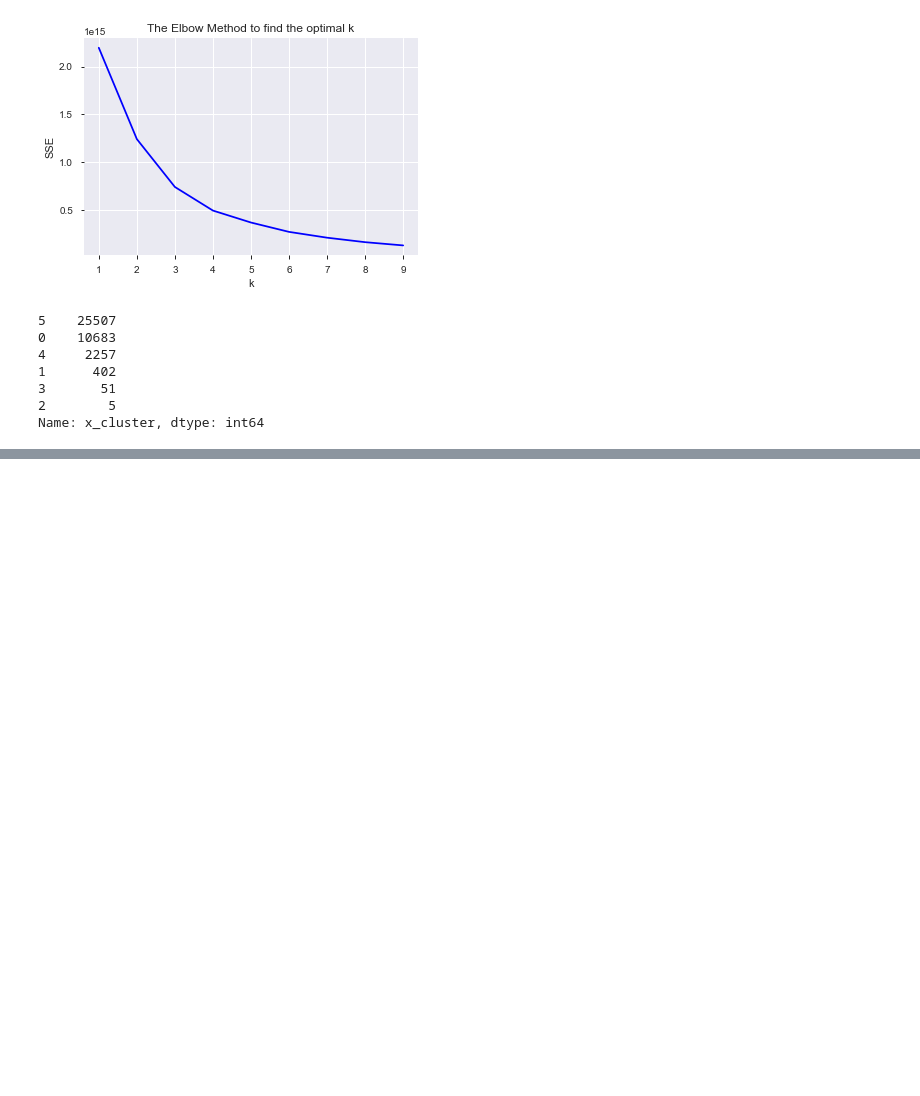
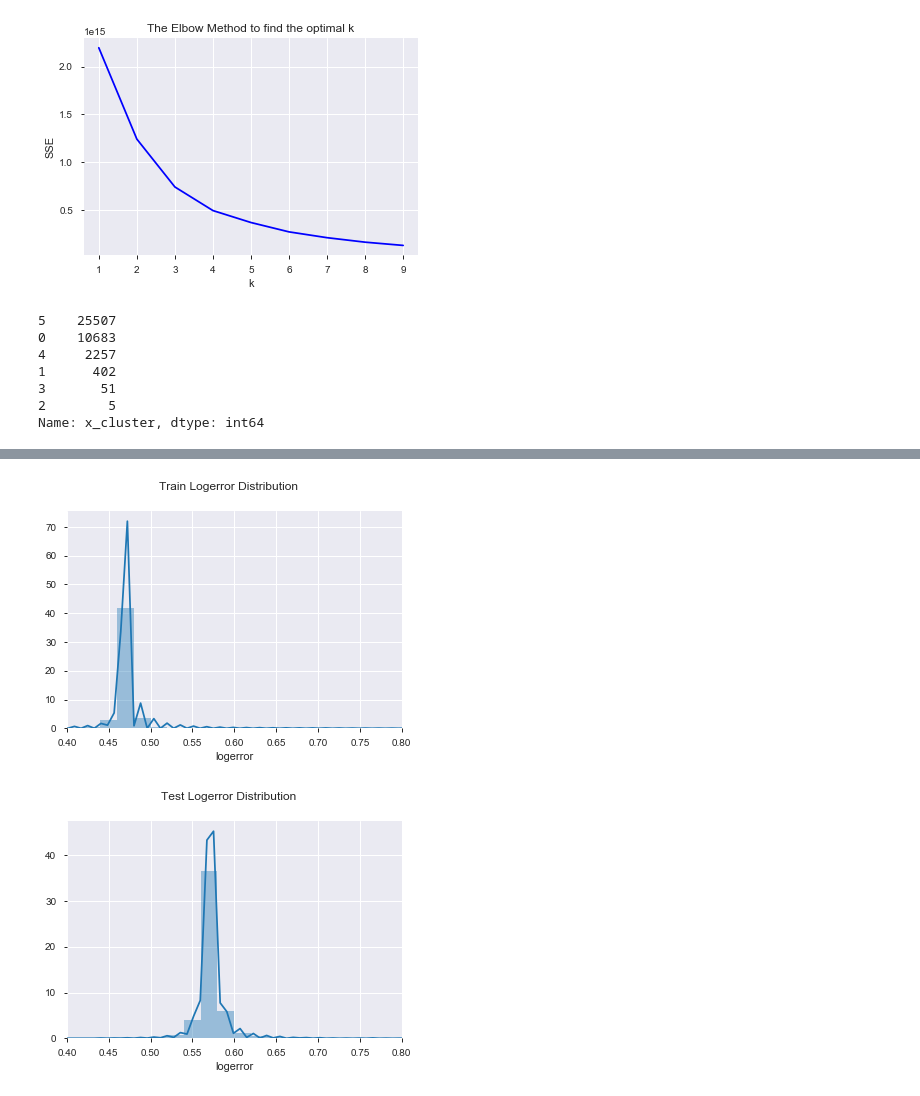
Before and after one commit to Zillow-SJ/Cluster_Zillow, a Jupyter notebook: model_final.ipynb, the cells around one changed output, grey strips where cells are left out. Cells and saved outputs as stored; diff of their text form; code cells hidden in the pictures; blank space fills up the shorter version.

```diff
--- a/model_final.ipynb
+++ b/model_final.ipynb
@@ -225,3 +226,8 @@ Name: x_cluster, dtype: int64
+# %%
+x,y = explore_final.bad_dist()
+# %% [output]
+[figure, added]
+[figure, added]
 # %%
 # add stratification - Symeon
 # %%
```
Also changed, not shown: parts of 3 cells of this notebook.
